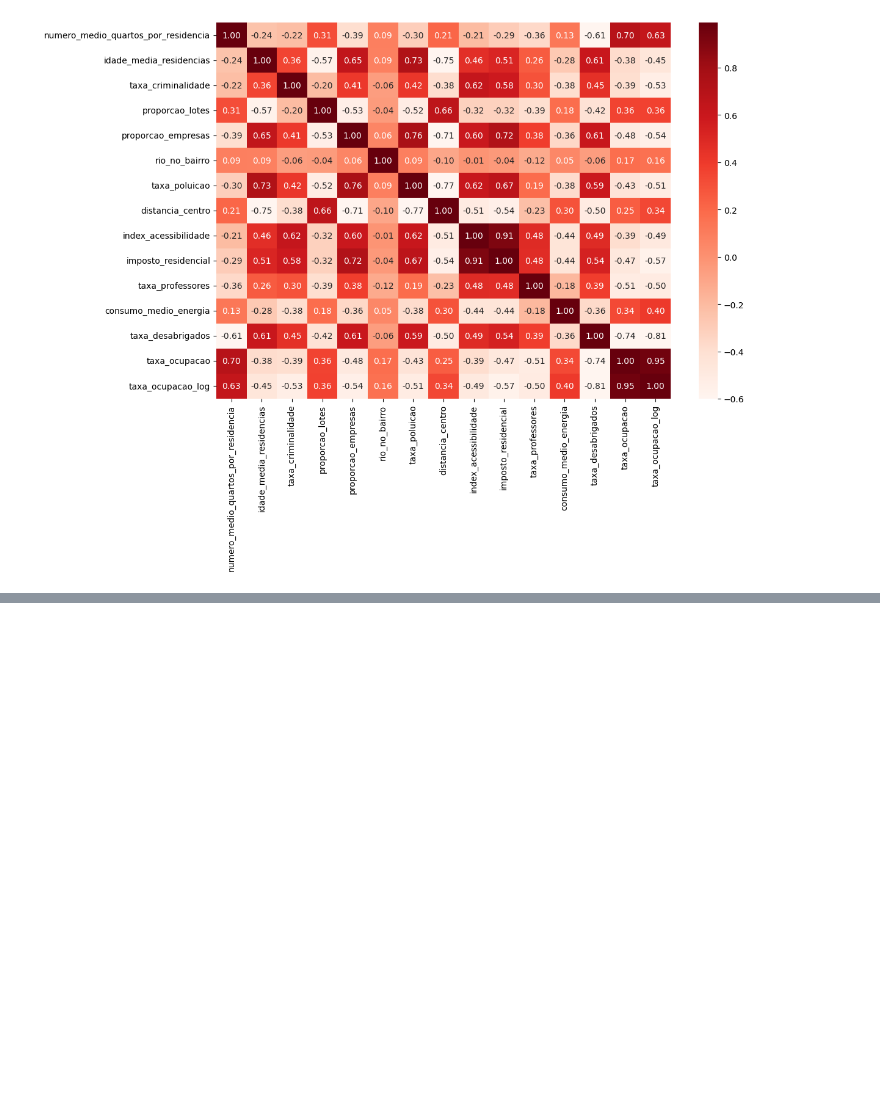
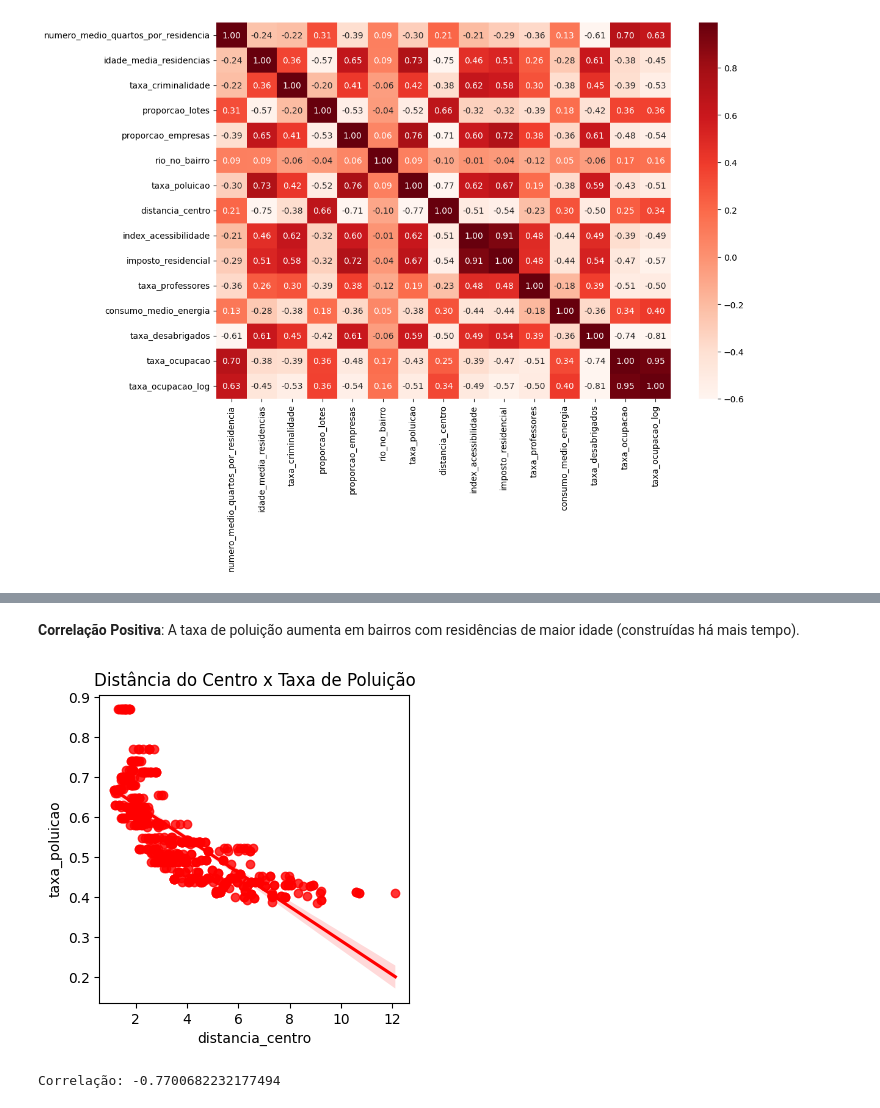
Before and after one commit to prisciladalepiane/machine-learning, a Jupyter notebook: 02-mat-est-aplicada/07-ocupacao-imoveis.ipynb, the cells around one changed output, grey strips where cells are left out. Drawn from its saved outputs; the diff is of its cells as text; code cells hidden in the pictures; blank space fills up the shorter version.

```diff
--- a/02-mat-est-aplicada/07-ocupacao-imoveis.ipynb
+++ b/02-mat-est-aplicada/07-ocupacao-imoveis.ipynb
@@ -178,0 +238,15 @@ plt.show()
+# %% [markdown]
+**Correlação Positiva**: A taxa de poluição aumenta em bairros com residências de maior idade (construídas há mais tempo).
+# %%
+# Scatter Plot 3
+plt.figure(figsize = (4, 4))
+sns.regplot(x = 'distancia_centro', y = 'taxa_poluicao', data = dados, color = 'red')
+plt.title('Distância do Centro x Taxa de Poluição')
+plt.show()
+# %% [output]
+[figure, added]
+# %%
+correlacao = pearsonr(dados['distancia_centro'], dados['taxa_poluicao'])
+print(f'Correlação: {correlacao[0]}')
+# %% [output]
+Correlação: -0.7700682232177494
```
Also changed, not shown: parts of 16 cells of this notebook.
